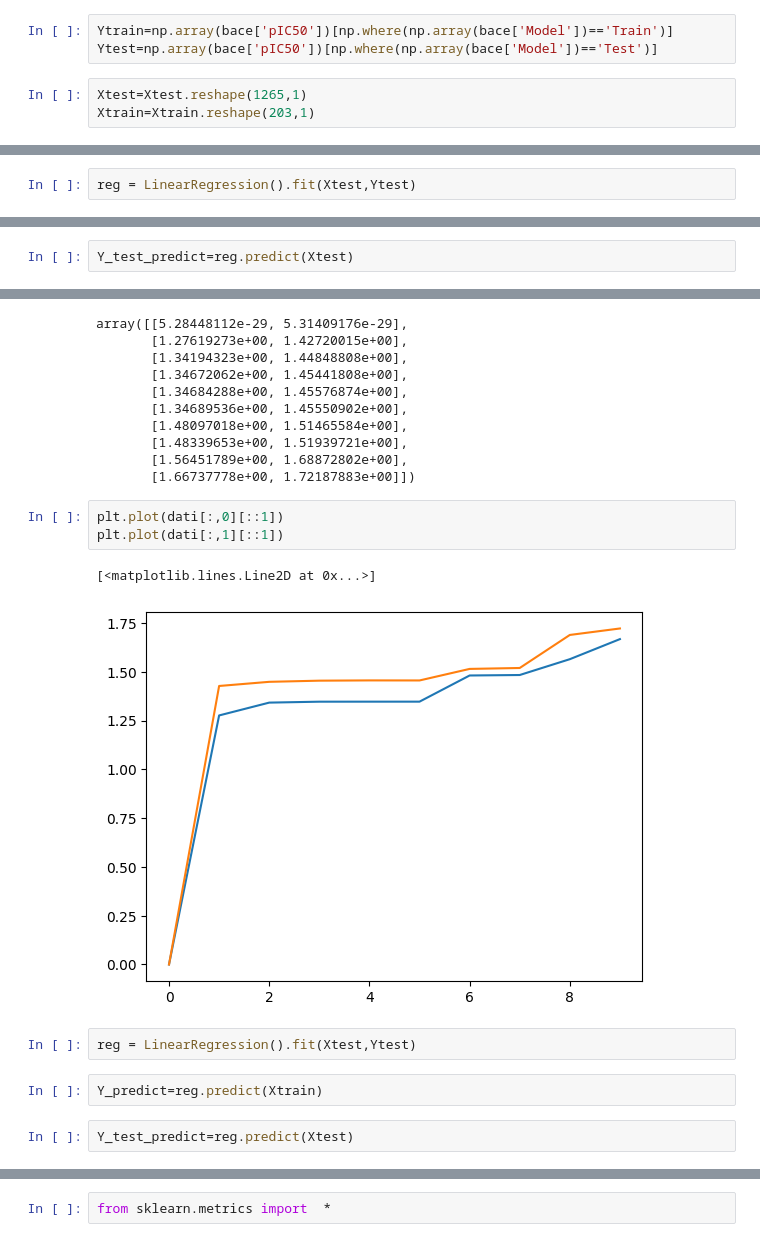
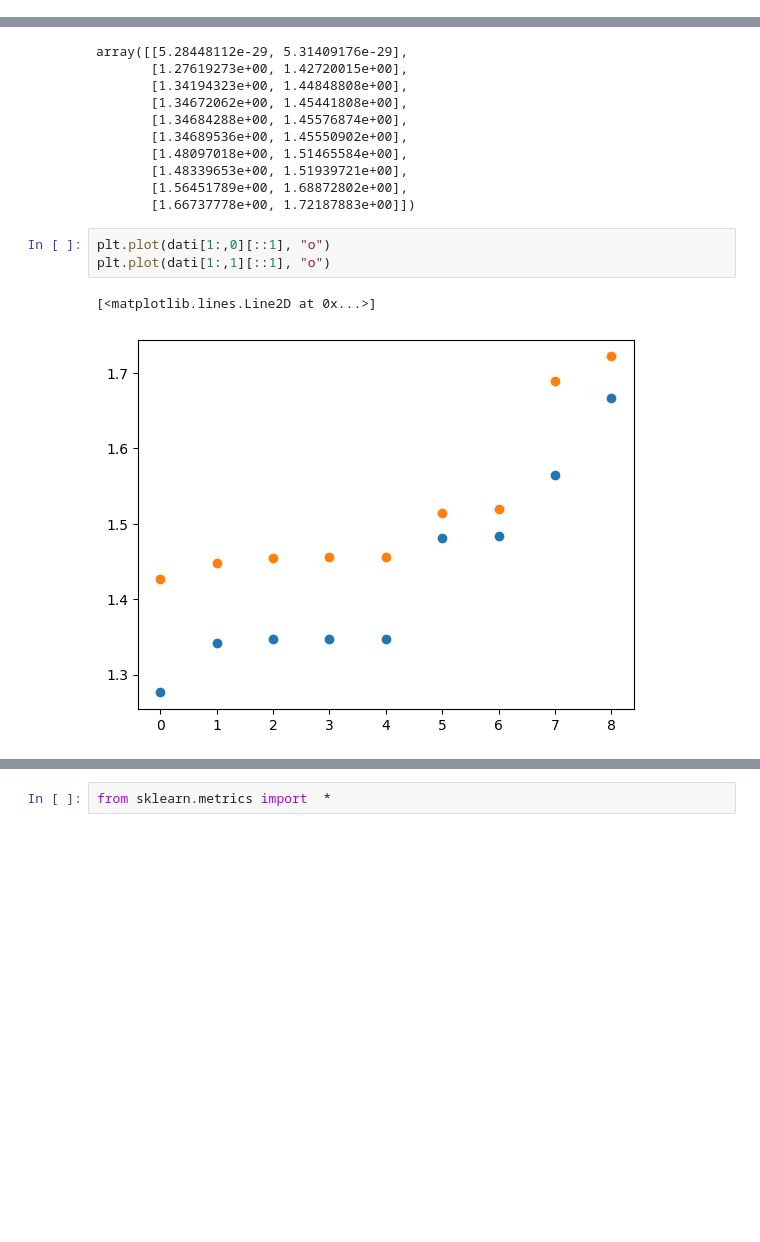
Before and after one commit to stefano-bosio/CTF_ML_MD, a Jupyter notebook: MLR.ipynb, the cells around one changed output, grey strips where cells are left out. Saved outputs shown, nothing was run; the diff lists cells and outputs as text; blank space fills up the shorter version.

```diff
--- a/MLR.ipynb
+++ b/MLR.ipynb
@@ -225,6 +166,0 @@ Xtest=np.array(feature_selected)[np.where(np.array(bace['Model'])=='Test'),:]
-# %%
-Ytrain=np.array(bace['pIC50'])[np.where(np.array(bace['Model'])=='Train')]
-Ytest=np.array(bace['pIC50'])[np.where(np.array(bace['Model'])=='Test')]
-# %%
-Xtest=Xtest.reshape(1265,1)
-Xtrain=Xtrain.reshape(203,1)
@@ -235,2 +166,0 @@ Xtrain.shape
-# %%
-reg = LinearRegression().fit(Xtest,Ytest)
@@ -239,2 +166,0 @@ Y_predict=reg.predict(Xtrain)
-# %%
-Y_test_predict=reg.predict(Xtest)
@@ -347,14 +225,8 @@ array([[5.28448112e-29, 5.31409176e-29],
        [1.56451789e+00, 1.68872802e+00],
        [1.66737778e+00, 1.72187883e+00]])
 # %%
-plt.plot(dati[:,0][::1])
-plt.plot(dati[:,1][::1])
+plt.plot(dati[1:,0][::1], "o")
+plt.plot(dati[1:,1][::1], "o")
 # %% [output]
 [<matplotlib.lines.Line2D at 0x...>]
-[figure, old version]
+[figure, new version]
-# %%
-reg = LinearRegression().fit(Xtest,Ytest)
-# %%
-Y_predict=reg.predict(Xtrain)
-# %%
-Y_test_predict=reg.predict(Xtest)
```
Also changed, not shown: parts of 26 cells of this notebook, 1 other file.
